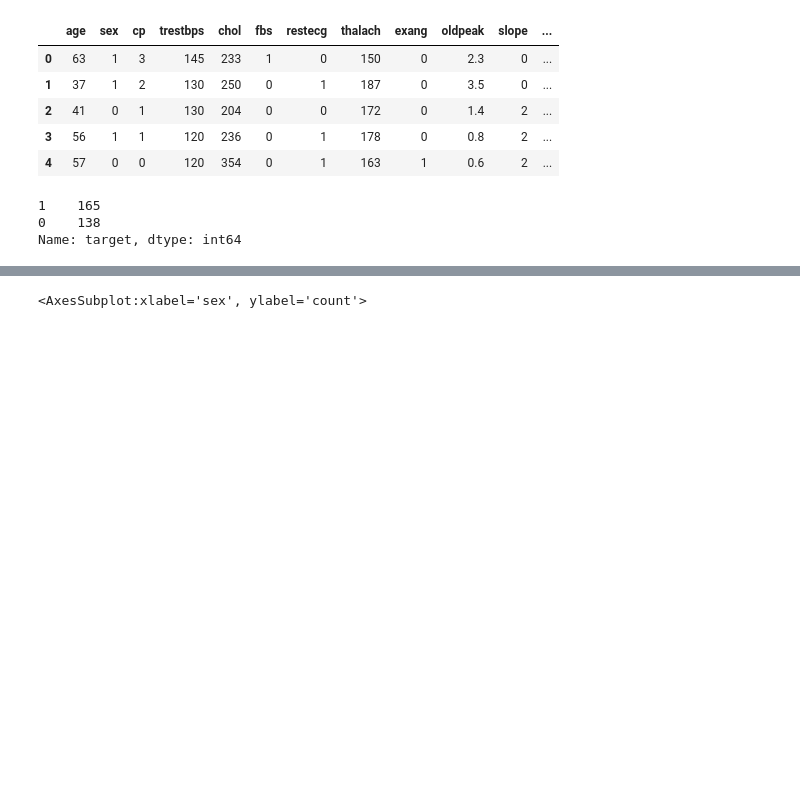
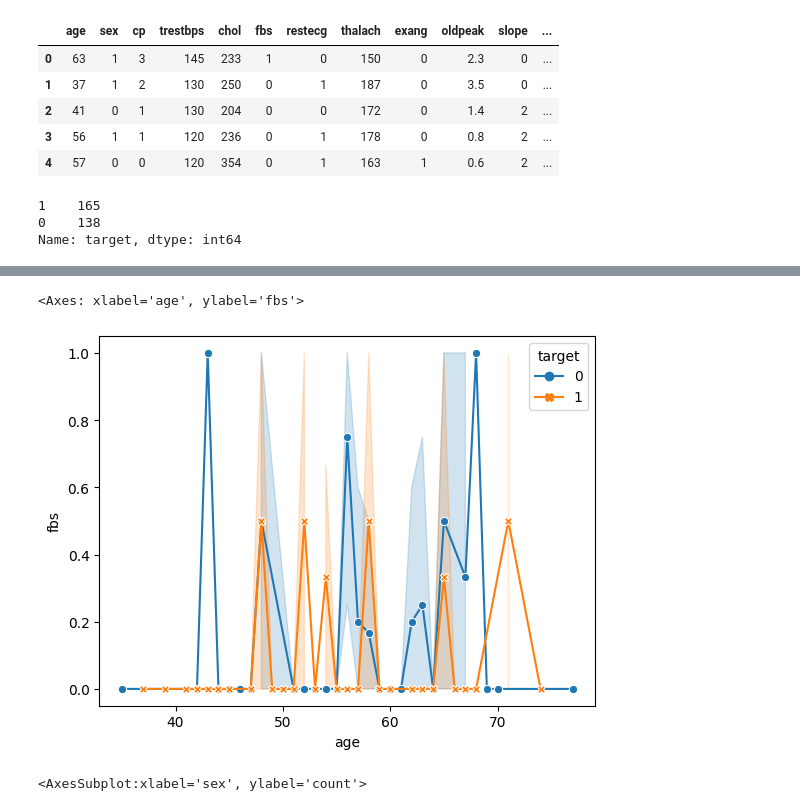
Before and after one commit to jamal221/Machine_Learning_Project, a Jupyter notebook: KNNHeart.ipynb, the cells around one changed output, grey strips where cells are left out. Saved outputs shown, nothing was run; the diff lists cells and outputs as text; code cells hidden in the pictures; blank space fills up the shorter version.

```diff
--- a/KNNHeart.ipynb
+++ b/KNNHeart.ipynb
@@ -36,3 +96,10 @@ sns.countplot(data=data, x='target')
+# %%
+sns.lineplot(data=data[data['chol']>=250], x='age', y='fbs',
+             hue="target", style="target",
+             markers=True, dashes=False)
+# %% [output]
+<Axes: xlabel='age', ylabel='fbs'>
+[figure, added]
 # %%
 sns.countplot(data=data, x='sex')
 # %% [output]
```
Also changed, not shown: parts of 13 cells of this notebook.
